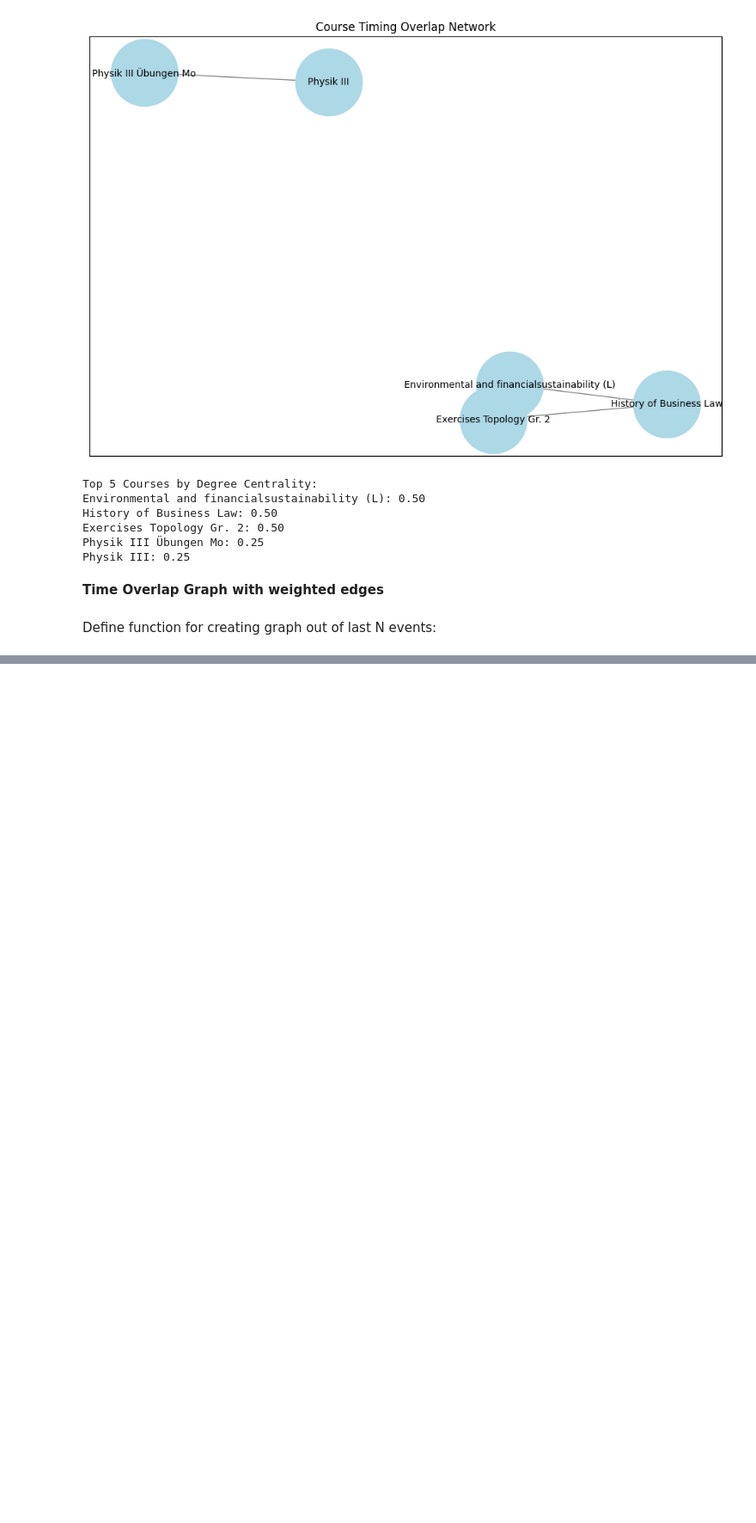
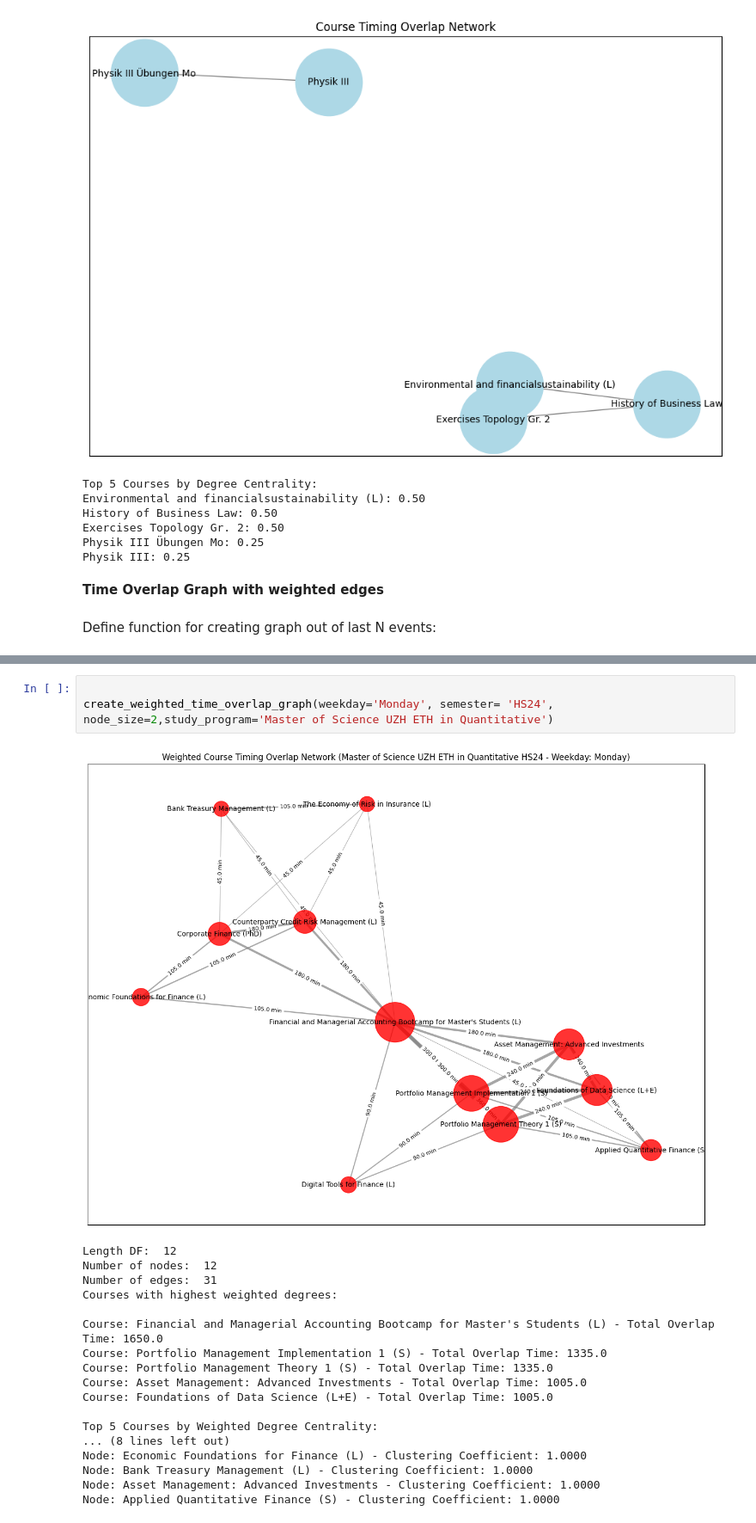
Before and after one commit to mwooll/UZH_Network, a Jupyter notebook: src/marcel_graph.ipynb, the cells around one changed output, grey strips where cells are left out. Shown at 86% size. Saved outputs shown, nothing was run; the diff lists cells and outputs as text; blank space fills up the shorter version.

```diff
--- a/src/marcel_graph.ipynb
+++ b/src/marcel_graph.ipynb
@@ -222,0 +414,22 @@ Number of edges: 149
+# %%
+
+create_weighted_time_overlap_graph(weekday='Monday', semester= 'HS24', node_size=2,study_program='Master of Science UZH ETH in Quantitative')
+# %% [output]
+[figure, added]
+Length DF:  12
+Number of nodes:  12
+Number of edges:  31
+Courses with highest weighted degrees:
+
+Course: Financial and Managerial Accounting Bootcamp for Master's Students (L) - Total Overlap Time: 1650.0
+Course: Portfolio Management Implementation 1 (S) - Total Overlap Time: 1335.0
+Course: Portfolio Management Theory 1 (S) - Total Overlap Time: 1335.0
+Course: Asset Management: Advanced Investments - Total Overlap Time: 1005.0
+Course: Foundations of Data Science (L+E) - Total Overlap Time: 1005.0
+
+Top 5 Courses by Weighted Degree Centrality:
+... (8 lines left out)
+Node: Economic Foundations for Finance (L) - Clustering Coefficient: 1.0000
+Node: Bank Treasury Management (L) - Clustering Coefficient: 1.0000
+Node: Asset Management: Advanced Investments - Clustering Coefficient: 1.0000
+Node: Applied Quantitative Finance (S) - Clustering Coefficient: 1.0000
```
Also changed, not shown: parts of 13 cells of this notebook, 10 other files.
